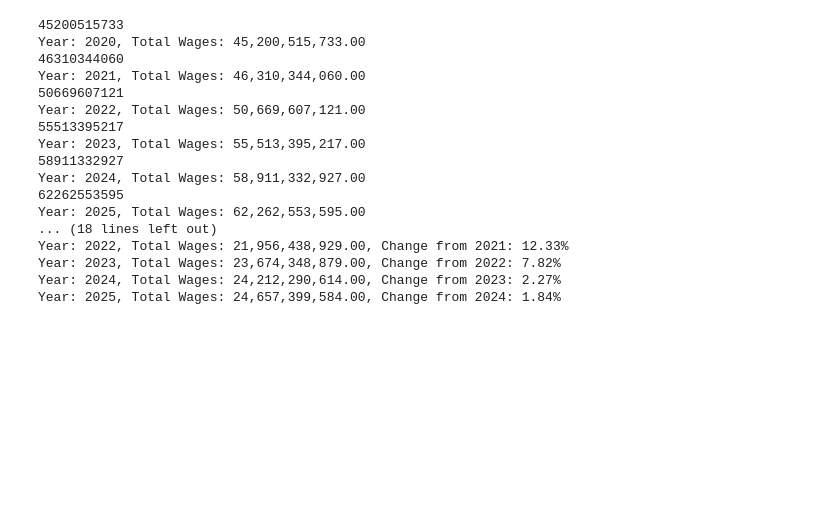
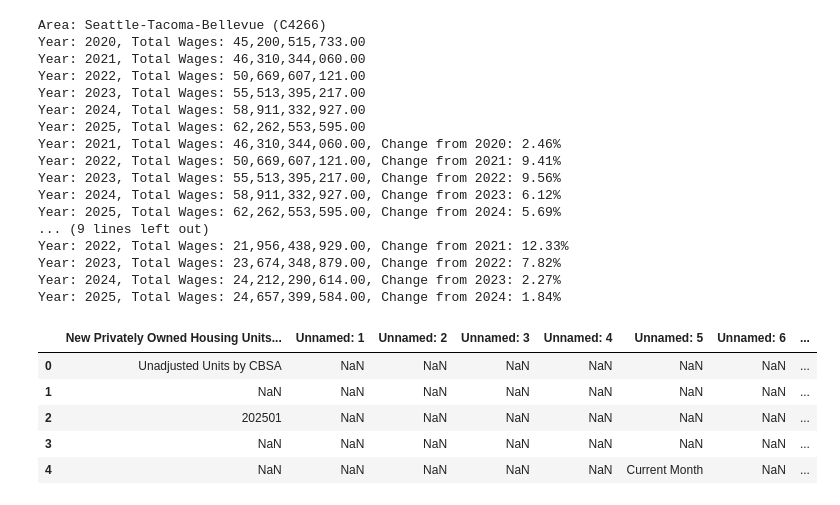
Before and after one commit to kangaseric4152-max/bls-census-housing-analysis, a Jupyter notebook: scripts/housing.ipynb, the cells around one changed output. Cells and saved outputs as stored; diff of their text form; code cells hidden in the pictures; blank space fills up the shorter version.

```diff
--- a/scripts/housing.ipynb
+++ b/scripts/housing.ipynb
@@ -29,7 +45,7 @@ for code in AREA_CODES:
     total_wages = {}
 
     area = AREA_CODES[code]["code"]
-    # print(f"Area: {AREA_CODES[code]['name']} ({area})")
+    print(f"Area: {AREA_CODES[code]['name']} ({area})")
 
     for year in years:
         df = load_area_df(area, year, qtr)
@@ -39,7 +55,6 @@ for code in AREA_CODES:
         # print("Cached file:", cached)
         msa = df[df.get('agglvl_code') == 40]
         total_wages[year] = msa['total_qtrly_wages'][0]
-        print(f"{total_wages[year]}")
         print(f"Year: {year}, Total Wages: {total_wages[year]:,.2f}")
 
     for i in range(1, len(years)):
@@ -47,21 +62,49 @@ for code in AREA_CODES:
         prev_year = years[i-1]
         change = ((total_wages[year] - total_wages[prev_year]) / total_wages[prev_year]) * 100
         print(f"Year: {year}, Total Wages: {total_wages[year]:,.2f}, Change from {prev_year}: {change:.2f}%")
+    print()
 # %% [output]
-45200515733
+Area: Seattle-Tacoma-Bellevue (C4266)
 Year: 2020, Total Wages: 45,200,515,733.00
-46310344060
 Year: 2021, Total Wages: 46,310,344,060.00
-50669607121
 Year: 2022, Total Wages: 50,669,607,121.00
-55513395217
 Year: 2023, Total Wages: 55,513,395,217.00
-58911332927
 Year: 2024, Total Wages: 58,911,332,927.00
-62262553595
 Year: 2025, Total Wages: 62,262,553,595.00
-... (18 lines left out)
+Year: 2021, Total Wages: 46,310,344,060.00, Change from 2020: 2.46%
+Year: 2022, Total Wages: 50,669,607,121.00, Change from 2021: 9.41%
+Year: 2023, Total Wages: 55,513,395,217.00, Change from 2022: 9.56%
+Year: 2024, Total Wages: 58,911,332,927.00, Change from 2023: 6.12%
+Year: 2025, Total Wages: 62,262,553,595.00, Change from 2024: 5.69%
+... (9 lines left out)
 Year: 2022, Total Wages: 21,956,438,929.00, Change from 2021: 12.33%
 Year: 2023, Total Wages: 23,674,348,879.00, Change from 2022: 7.82%
 Year: 2024, Total Wages: 24,212,290,614.00, Change from 2023: 2.27%
 Year: 2025, Total Wages: 24,657,399,584.00, Change from 2024: 1.84%
+# %%
+# link format https://www.census.gov/construction/bps/xls/cbsamonthly_202501.xls
+
+# test fetch census housing permits for Seattle MSA Jan 2025
+urlpath = "https://www.census.gov/construction/bps/xls/cbsamonthly_202501.xls"
+
+import pandas as pd
+import requests
+from io import BytesIO
+
+urlpath = "https://www.census.gov/construction/bps/xls/cbsamonthly_202501.xls"
+headers = {
+    "User-Agent": "Mozilla/5.0 (Windows NT 10.0; Win64; x64) AppleWebKit/537.36 (KHTML, like Gecko) Chrome/115.0 Safari/537.36"
+}
+resp = requests.get(urlpath, headers=headers, timeout=20)
+resp.raise_for_status()
+df = pd.read_excel(BytesIO(resp.content))
+df = df.tail(df.size - 5)  # remove header rows
+df.head(5)
+# rewards_df_sample[rewards_df_sample['City'] != 'G']
+# %% [output]
+|  | New Privately Owned Housing Units... | Unnamed: 1 | Unnamed: 2 | Unnamed: 3 | Unnamed: 4 | Unnamed: 5 | Unnamed: 6 | ... |
+| 0 | Unadjusted Units by CBSA | NaN | NaN | NaN | NaN | NaN | NaN | ... |
+| 1 | NaN | NaN | NaN | NaN | NaN | NaN | NaN | ... |
+| 2 | 202501 | NaN | NaN | NaN | NaN | NaN | NaN | ... |
+| 3 | NaN | NaN | NaN | NaN | NaN | NaN | NaN | ... |
+| 4 | NaN | NaN | NaN | NaN | NaN | Current Month | NaN | ... |
```
Also changed, not shown: parts of 7 cells of this notebook, 2 other files.
